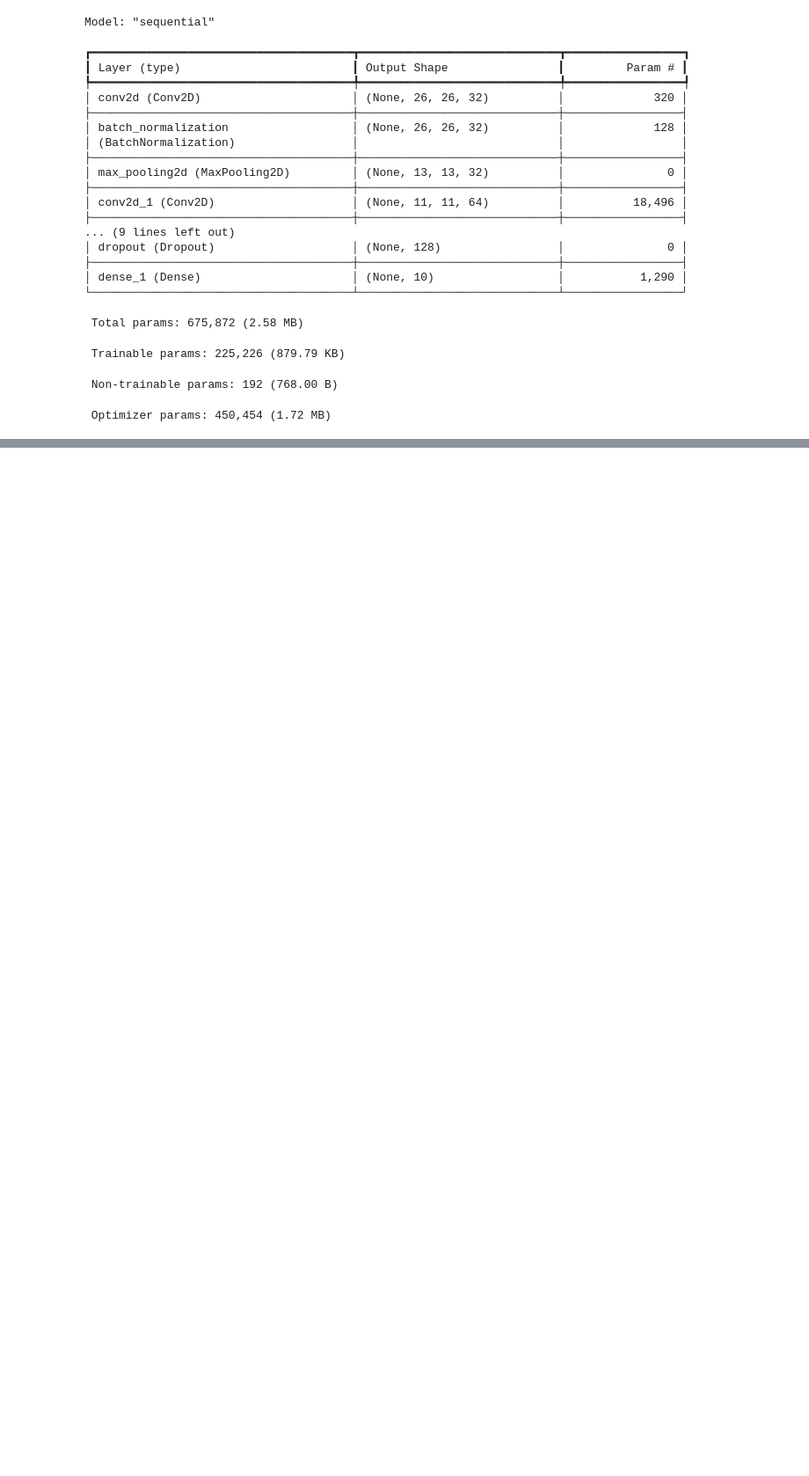
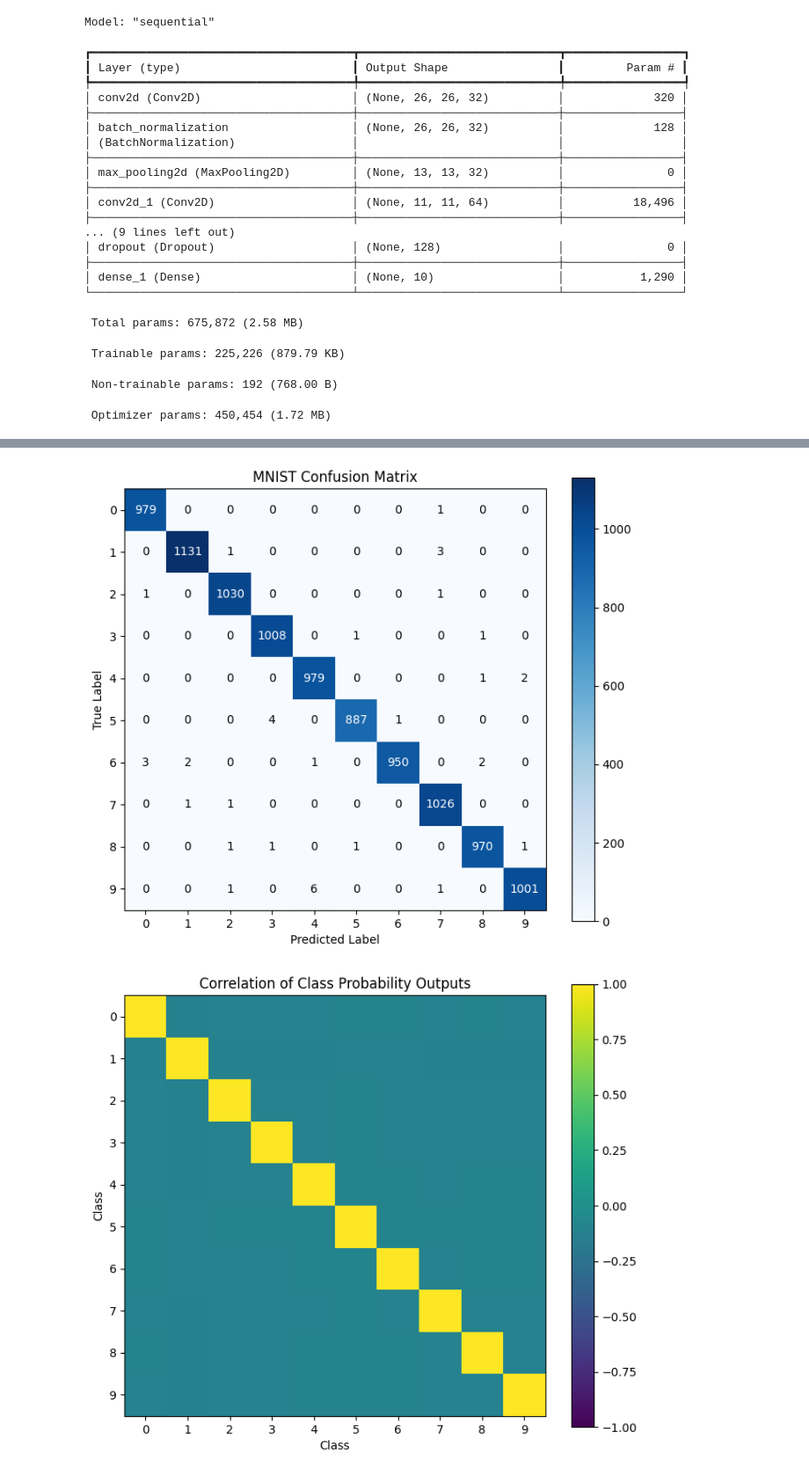
Before and after one commit to HarshaVardhanMannem/HandDigitRecognizationModel, a Jupyter notebook: MNIST-HandDigitRecognization.ipynb, the cells around one changed output, grey strips where cells are left out. Shown at 88% size. Drawn from its saved outputs; the diff is of its cells as text; code cells hidden in the pictures; blank space fills up the shorter version.

Commit message:
Added updated notebook for model traning and saving

```diff
--- a/MNIST-HandDigitRecognization.ipynb
+++ b/MNIST-HandDigitRecognization.ipynb
@@ -78,0 +228,51 @@ Model: "sequential"
+# %%
+import numpy as np
+import matplotlib.pyplot as plt
+from sklearn.metrics import confusion_matrix
+from tensorflow.keras.datasets import mnist
+from tensorflow.keras.models import load_model
+import itertools
+
+# Load model and test data
+model = load_model("best_mnist_model.h5")
+(_, _), (x_test, y_test) = mnist.load_data()
+x_test = x_test.reshape(-1,28,28,1).astype("float32") / 255.0
+
+# Predict probabilities & classes
+probs = model.predict(x_test, batch_size=256)
+preds = np.argmax(probs, axis=1)
+
+# 1) Confusion matrix
+cm = confusion_matrix(y_test, preds)
+
+plt.figure(figsize=(7,6))
+plt.imshow(cm, cmap='Blues')
+plt.title("MNIST Confusion Matrix")
+plt.ylabel("True Label")
+plt.xlabel("Predicted Label")
+plt.colorbar()
+ticks = np.arange(10)
+plt.xticks(ticks, ticks)
+plt.yticks(ticks, ticks)
+thresh = cm.max()/2
+for i, j in itertools.product(range(10), range(10)):
+    plt.text(j, i, cm[i,j],
+             ha="center", va="center",
+             color="white" if cm[i,j]>thresh else "black")
+plt.tight_layout()
+plt.show()
+
+# 2) Correlation matrix of predicted probabilities
+corr = np.corrcoef(probs, rowvar=False)
+
+plt.figure(figsize=(7,6))
+plt.imshow(corr, cmap='viridis', vmin=-1, vmax=1)
+plt.title("Correlation of Class Probability Outputs")
+plt.xlabel("Class")
+plt.ylabel("Class")
+plt.colorbar()
+plt.xticks(ticks, ticks)
+plt.yticks(ticks, ticks)
+plt.tight_layout()
+plt.show()
+# %% [output]
@@ -78,0 +281,2 @@ Model: "sequential"
+[figure, added]
+[figure, added]
```
Also changed, not shown: parts of 3 cells of this notebook.
